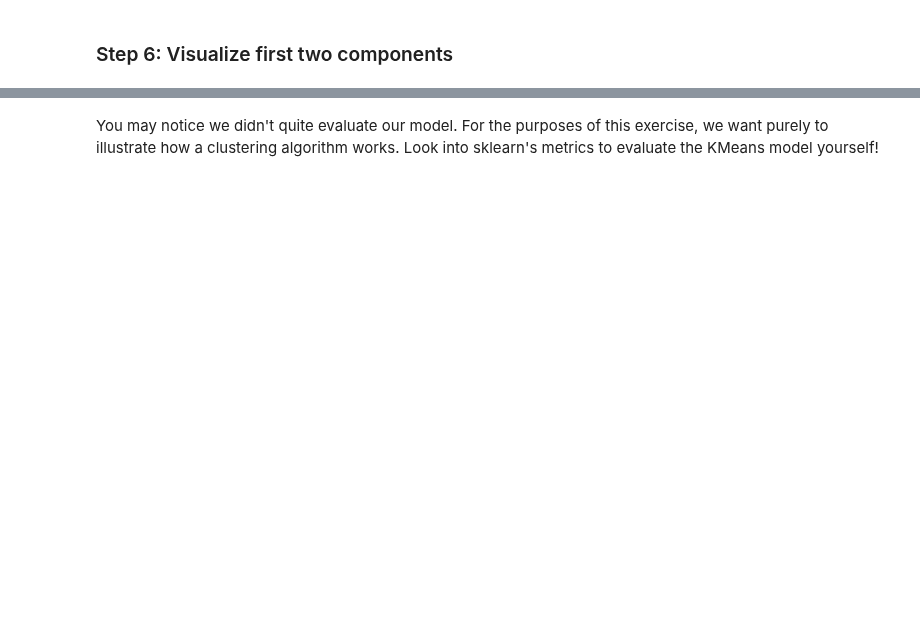
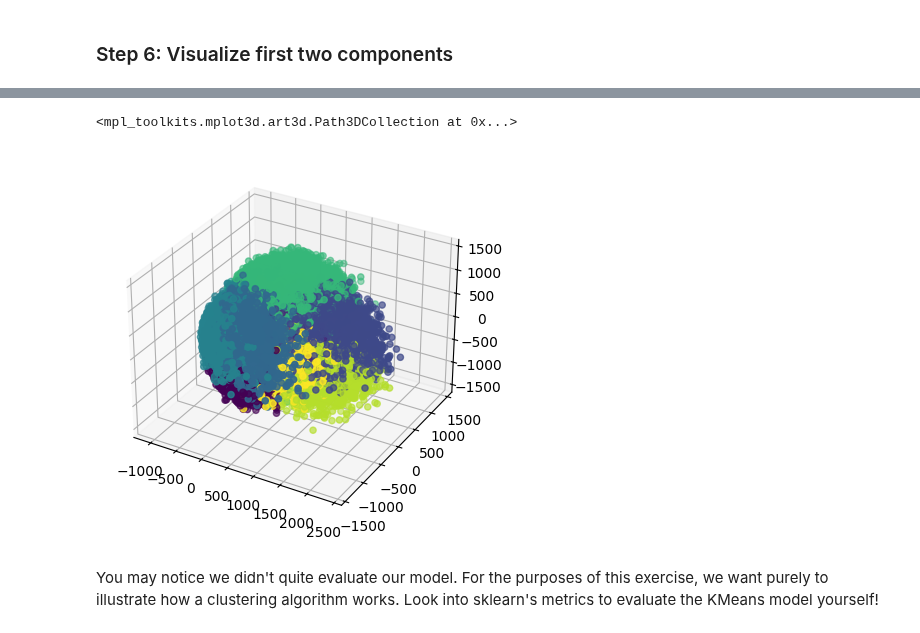
Before and after one commit to orbitalhybridization/STARS_ML_MiniCourses, a Jupyter notebook: mc3/mc3.ipynb, the cells around one changed output, grey strips where cells are left out. Saved outputs shown, nothing was run; the diff lists cells and outputs as text; code cells hidden in the pictures; blank space fills up the shorter version.

```diff
--- a/mc3/mc3.ipynb
+++ b/mc3/mc3.ipynb
@@ -170,2 +202,8 @@ plt.figure(figsize=(10, 8))
+# %%
+ax = plt.figure().add_subplot(projection='3d')
+ax.scatter(X_vis[:,0], X_vis[:,1], X_vis[:,2], zdir='z', c=y_pred)
+# %% [output]
+<mpl_toolkits.mplot3d.art3d.Path3DCollection at 0x...>
+[figure, added]
 # %% [markdown]
 You may notice we didn't quite evaluate our model. For the purposes of this exercise, we want purely to illustrate how a clustering algorithm works. Look into sklearn's metrics to evaluate the KMeans model yourself!
```
Also changed, not shown: parts of 18 cells of this notebook, 4 other files.
